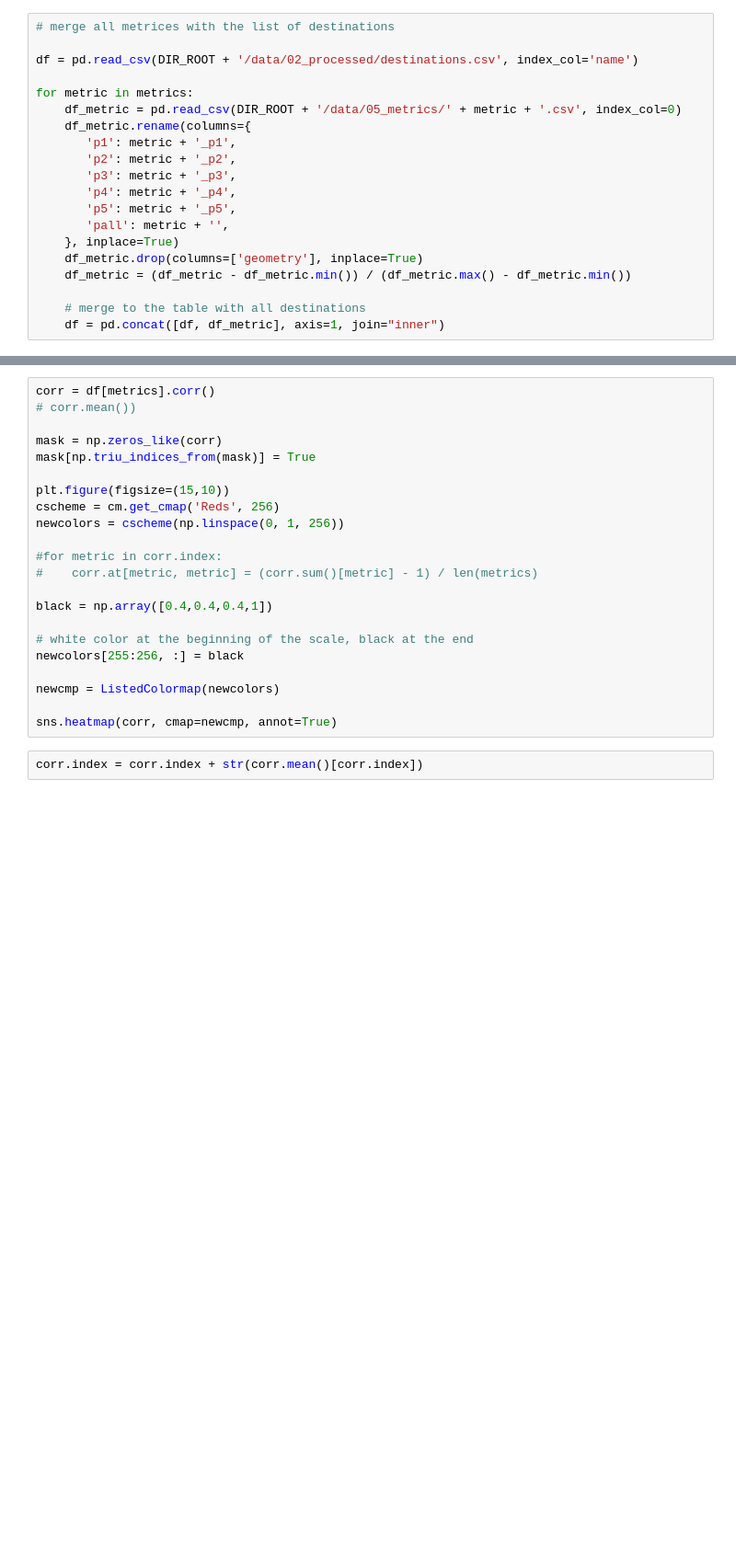
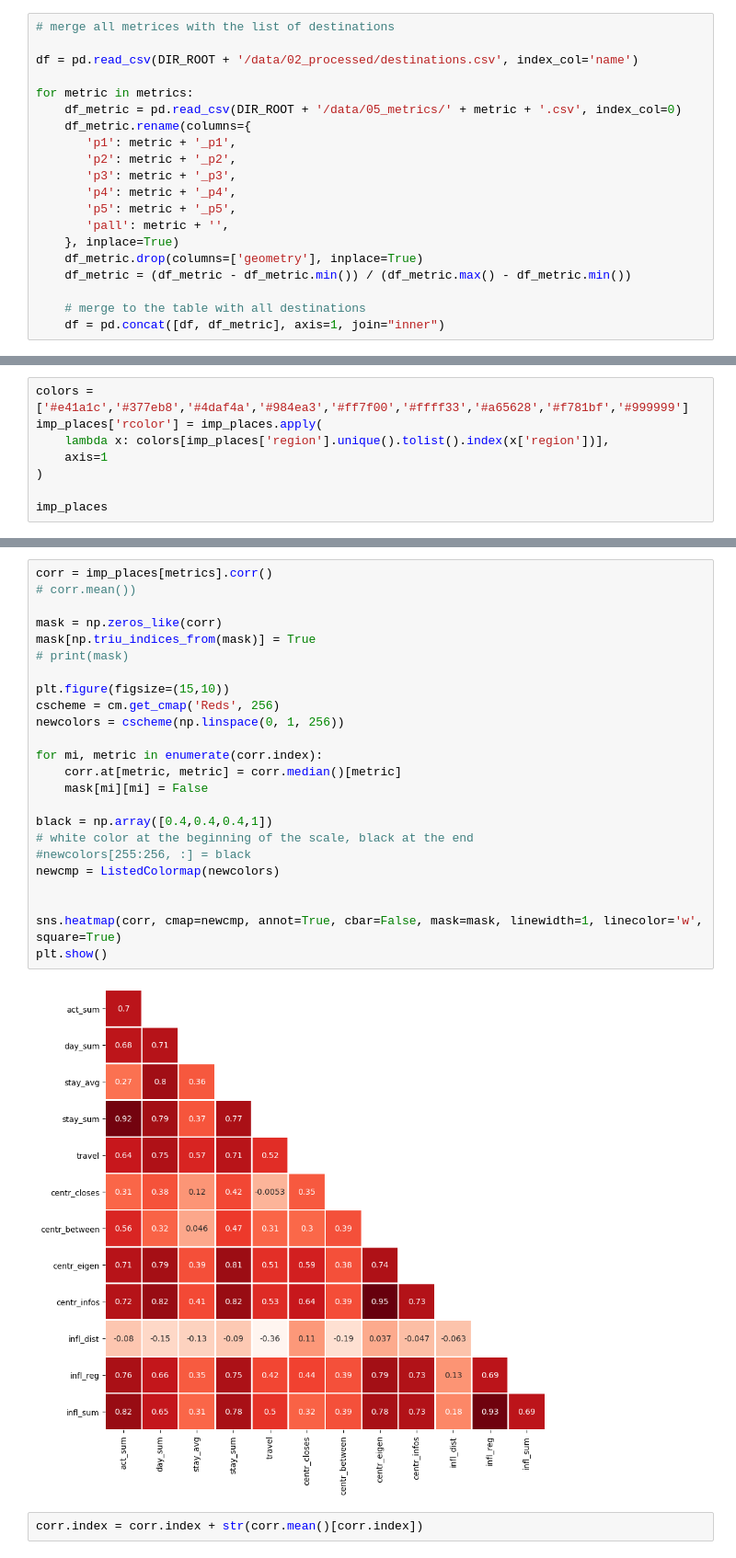
Before and after one commit to adammertel/itinerary-analysis_PO2-case-study, a Jupyter notebook: src/analysis/use-cases/metrics-comparison.ipynb, the cells around one changed output, grey strips where cells are left out. Shown at 92% size. Drawn from its saved outputs; the diff is of its cells as text; blank space fills up the shorter version.

Commit message:
Update comparison metrices visuals

```diff
--- a/src/analysis/use-cases/metrics-comparison.ipynb
+++ b/src/analysis/use-cases/metrics-comparison.ipynb
@@ -74,0 +101,8 @@ df.sort_values('median', ascending=False)
+# %%
+colors = ['#e41a1c','#377eb8','#4daf4a','#984ea3','#ff7f00','#ffff33','#a65628','#f781bf','#999999']
+imp_places['rcolor'] = imp_places.apply(
+    lambda x: colors[imp_places['region'].unique().tolist().index(x['region'])],
+    axis=1
+)
+
+imp_places
@@ -75,24 +127,28 @@ df.sort_values('median', ascending=False)
 # %%
-corr = df[metrics].corr()
+corr = imp_places[metrics].corr()
 # corr.mean())
 
 mask = np.zeros_like(corr)
 mask[np.triu_indices_from(mask)] = True
+# print(mask)
 
 plt.figure(figsize=(15,10))
 cscheme = cm.get_cmap('Reds', 256)
 newcolors = cscheme(np.linspace(0, 1, 256))
 
-#for metric in corr.index:
-#    corr.at[metric, metric] = (corr.sum()[metric] - 1) / len(metrics)
+for mi, metric in enumerate(corr.index):
+    corr.at[metric, metric] = corr.median()[metric]
+    mask[mi][mi] = False
 
 black = np.array([0.4,0.4,0.4,1])
-
 # white color at the beginning of the scale, black at the end
-newcolors[255:256, :] = black
-
+#newcolors[255:256, :] = black
 newcmp = ListedColormap(newcolors)
 
-sns.heatmap(corr, cmap=newcmp, annot=True)
+
+sns.heatmap(corr, cmap=newcmp, annot=True, cbar=False, mask=mask, linewidth=1, linecolor='w', square=True)
+plt.show()
+# %% [output]
+[figure, added]
 # %%
 corr.index = corr.index + str(corr.mean()[corr.index])
```
Also changed, not shown: parts of 7 cells of this notebook.
